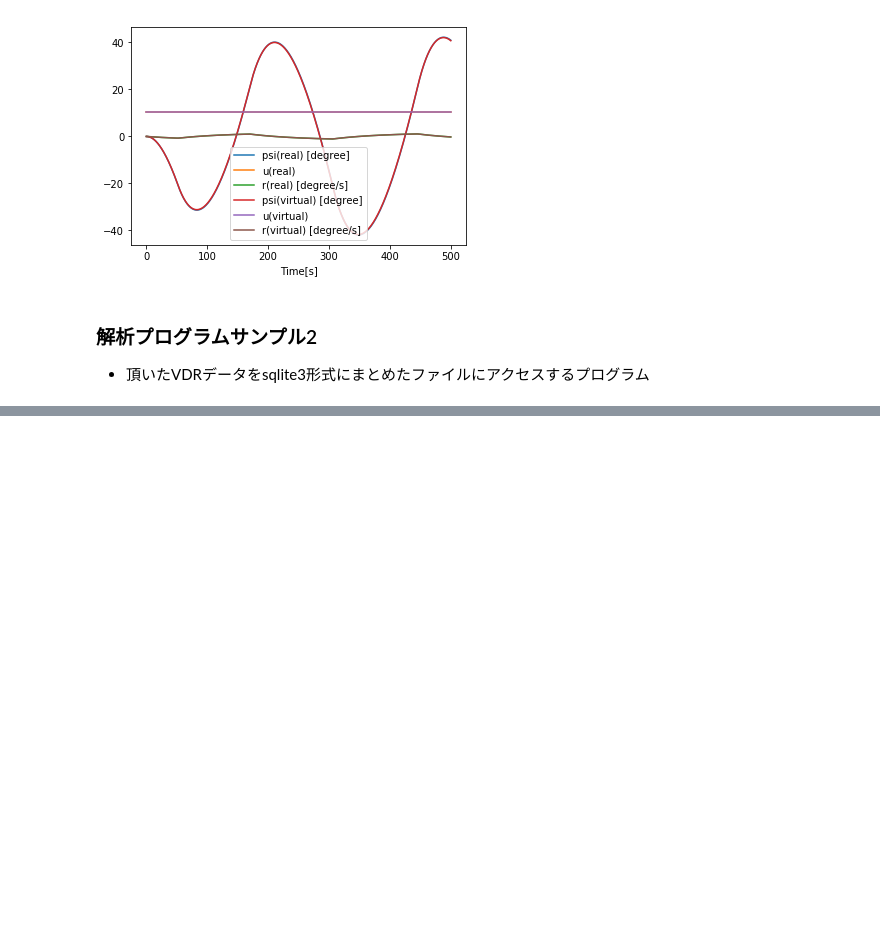
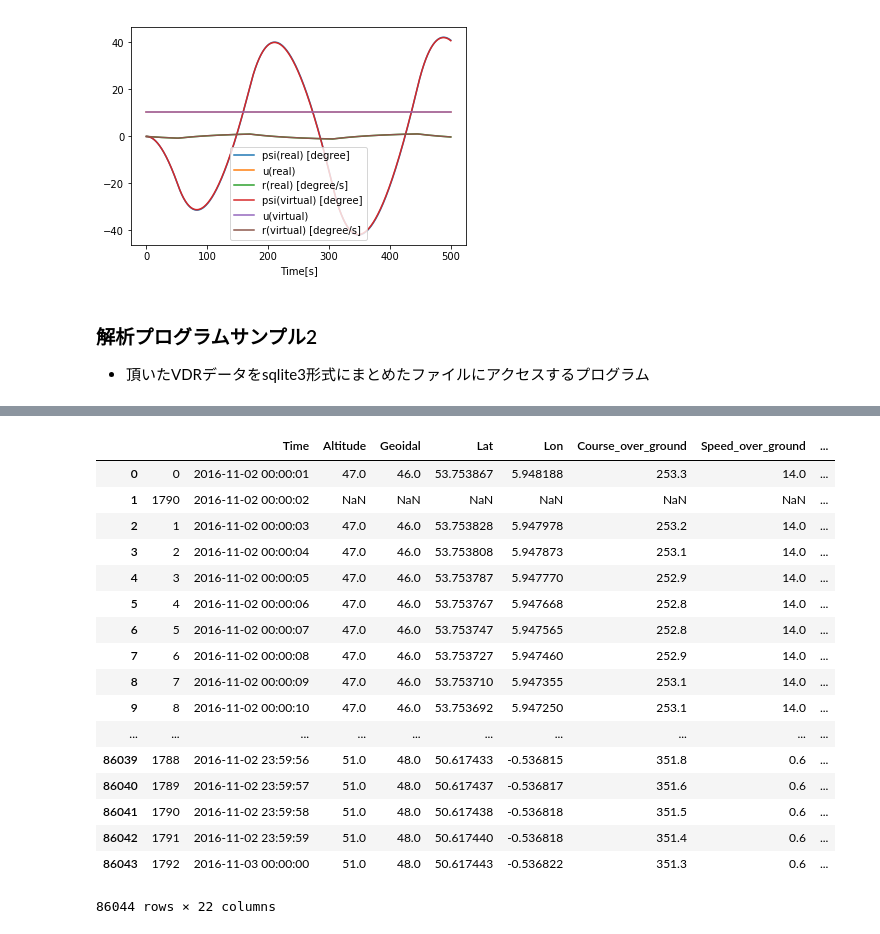
Before and after one commit to RyotaMiyawaki/ship_dt, a Jupyter notebook: dt_analysis_sample2018.ipynb, the cells around one changed output, grey strips where cells are left out. Drawn from its saved outputs; the diff is of its cells as text; code cells hidden in the pictures; blank space fills up the shorter version.

```diff
--- a/dt_analysis_sample2018.ipynb
+++ b/dt_analysis_sample2018.ipynb
@@ -114,0 +118,4 @@ Text(0.5,0,'Time[s]')
+# %%
+# より高度な解析をするために、対象の時刻部分をpandas形式で抽出
+db.extract_data_as_pandas(db_file,'vdr','*','2016-11-02 00:00:00','2016-11-03 00:00:00')
+# %% [output]
@@ -114,0 +124,18 @@ Text(0.5,0,'Time[s]')
+|  |  | Time | Altitude | Geoidal | Lat | Lon | Course_over_ground | Speed_over_ground | ... |
+| 0 | 0 | 2016-11-02 00:00:01 | 47.0 | 46.0 | 53.753867 | 5.948188 | 253.3 | 14.0 | ... |
+| 1 | 1790 | 2016-11-02 00:00:02 | NaN | NaN | NaN | NaN | NaN | NaN | ... |
+| 2 | 1 | 2016-11-02 00:00:03 | 47.0 | 46.0 | 53.753828 | 5.947978 | 253.2 | 14.0 | ... |
+| 3 | 2 | 2016-11-02 00:00:04 | 47.0 | 46.0 | 53.753808 | 5.947873 | 253.1 | 14.0 | ... |
+| 4 | 3 | 2016-11-02 00:00:05 | 47.0 | 46.0 | 53.753787 | 5.947770 | 252.9 | 14.0 | ... |
+| 5 | 4 | 2016-11-02 00:00:06 | 47.0 | 46.0 | 53.753767 | 5.947668 | 252.8 | 14.0 | ... |
+| 6 | 5 | 2016-11-02 00:00:07 | 47.0 | 46.0 | 53.753747 | 5.947565 | 252.8 | 14.0 | ... |
+| 7 | 6 | 2016-11-02 00:00:08 | 47.0 | 46.0 | 53.753727 | 5.947460 | 252.9 | 14.0 | ... |
+| 8 | 7 | 2016-11-02 00:00:09 | 47.0 | 46.0 | 53.753710 | 5.947355 | 253.1 | 14.0 | ... |
+| 9 | 8 | 2016-11-02 00:00:10 | 47.0 | 46.0 | 53.753692 | 5.947250 | 253.1 | 14.0 | ... |
+| ... | ... | ... | ... | ... | ... | ... | ... | ... | ... |
+| 86039 | 1788 | 2016-11-02 23:59:56 | 51.0 | 48.0 | 50.617433 | -0.536815 | 351.8 | 0.6 | ... |
+| 86040 | 1789 | 2016-11-02 23:59:57 | 51.0 | 48.0 | 50.617437 | -0.536817 | 351.6 | 0.6 | ... |
+| 86041 | 1790 | 2016-11-02 23:59:58 | 51.0 | 48.0 | 50.617438 | -0.536818 | 351.5 | 0.6 | ... |
+| 86042 | 1791 | 2016-11-02 23:59:59 | 51.0 | 48.0 | 50.617440 | -0.536818 | 351.4 | 0.6 | ... |
+| 86043 | 1792 | 2016-11-03 00:00:00 | 51.0 | 48.0 | 50.617443 | -0.536822 | 351.3 | 0.6 | ... |
+86044 rows × 22 columns
```
Also changed, not shown: parts of 6 cells of this notebook, 2 other files.
